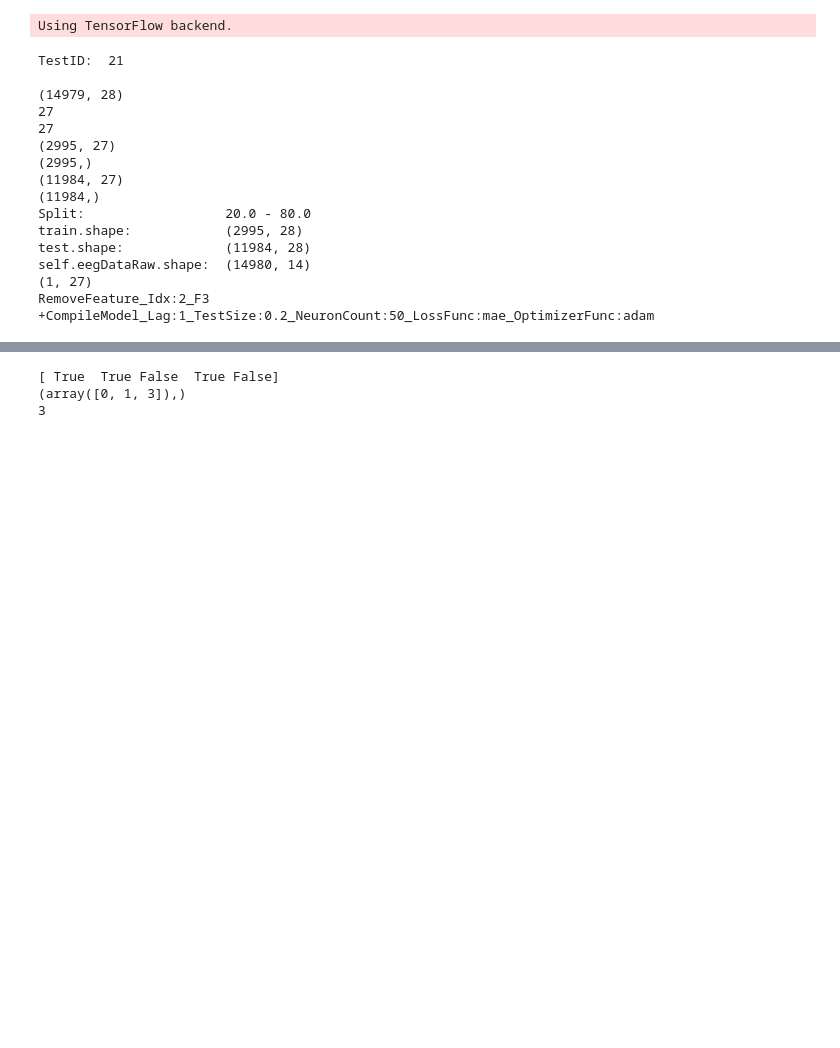
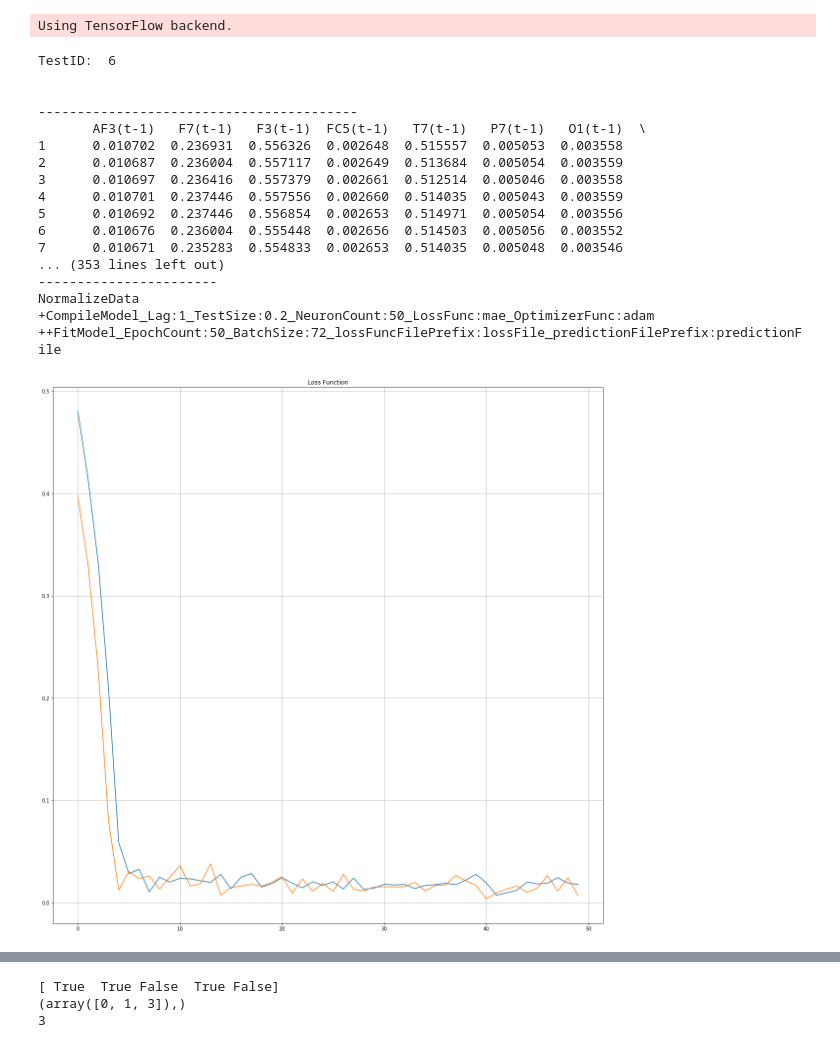
Before and after one commit to eldrad294/ICS5110_Practical_Assignment, a Jupyter notebook: src/Nicholas/EEGAssignment_LSTM/003/EEGAssignment_LSTM_003.ipynb, the cells around one changed output, grey strips where cells are left out. Drawn from its saved outputs; the diff is of its cells as text; code cells hidden in the pictures; blank space fills up the shorter version.

```diff
--- a/src/Nicholas/EEGAssignment_LSTM/003/EEGAssignment_LSTM_003.ipynb
+++ b/src/Nicholas/EEGAssignment_LSTM/003/EEGAssignment_LSTM_003.ipynb
@@ -386,27 +405,37 @@ class Test:
 # %%
 testID += 1
 
 print "TestID: ", testID
 a = Test(testID, 'EEGEyeState.arff.csv')
 
-print a.GetCmdHistory()
-a.RemoveFeature(2)
-a.CompileModel(1, 0.2, 50, 'aaaa')
-print a.GetCmdHistory()
+a.NormalizeData()
+
+lagValue = 1
+
+
+a.CompileModel(lagValue, 0.2, 50, 'modelArchitecture')
+a.FitModel(50, 72,
+           lossFuncFilePrefix='lossFile',
+           predictionFilePrefix='predictionFile')
+
+
+print '\n\n-----------------------\n' + a.GetCmdHistory()
 # %% [output]
-TestID:  21
+TestID:  6
 
-(14979, 28)
-27
-27
-(2995, 27)
-(2995,)
-(11984, 27)
-(11984,)
-Split:                  20.0 - 80.0
-train.shape:            (2995, 28)
-test.shape:             (11984, 28)
-self.eegDataRaw.shape:  (14980, 14)
-(1, 27)
-RemoveFeature_Idx:2_F3
+
+-----------------------------------------
+       AF3(t-1)   F7(t-1)   F3(t-1)  FC5(t-1)   T7(t-1)   P7(t-1)   O1(t-1)  \
+1      0.010702  0.236931  0.556326  0.002648  0.515557  0.005053  0.003558
+2      0.010687  0.236004  0.557117  0.002649  0.513684  0.005054  0.003559
+3      0.010697  0.236416  0.557379  0.002661  0.512514  0.005046  0.003558
+4      0.010701  0.237446  0.557556  0.002660  0.514035  0.005043  0.003559
+5      0.010692  0.237446  0.556854  0.002653  0.514971  0.005054  0.003556
+6      0.010676  0.236004  0.555448  0.002656  0.514503  0.005056  0.003552
+7      0.010671  0.235283  0.554833  0.002653  0.514035  0.005048  0.003546
+... (353 lines left out)
+-----------------------
+NormalizeData
 +CompileModel_Lag:1_TestSize:0.2_NeuronCount:50_LossFunc:mae_OptimizerFunc:adam
+++FitModel_EpochCount:50_BatchSize:72_lossFuncFilePrefix:lossFile_predictionFilePrefix:predictionFile
+[figure, added]
```
Also changed, not shown: parts of 3 cells of this notebook.
